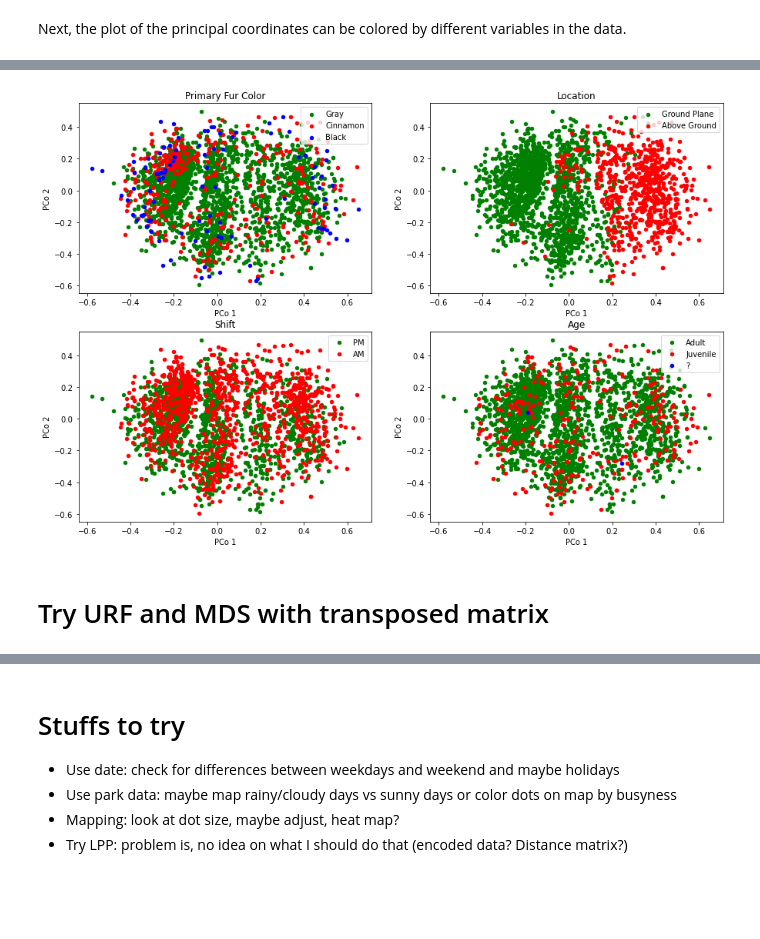
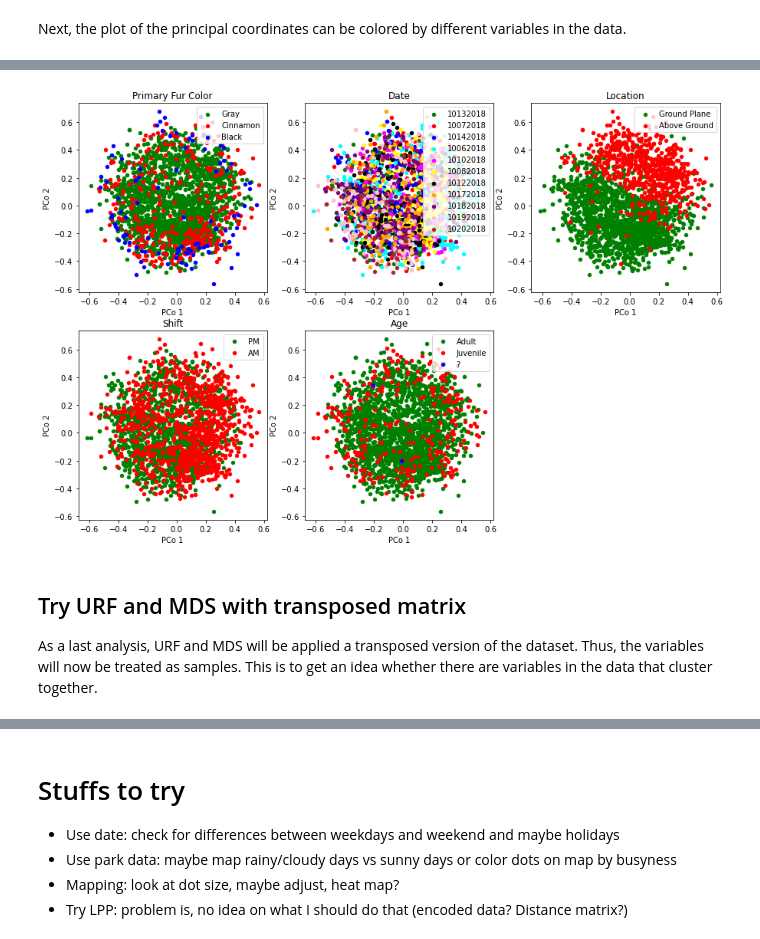
Before and after one commit to xmsterl/SP_squirrels, a Jupyter notebook: squirrels.ipynb, the cells around one changed output, grey strips where cells are left out. Cells and saved outputs as stored; diff of their text form; code cells hidden in the pictures; blank space fills up the shorter version.

```diff
--- a/squirrels.ipynb
+++ b/squirrels.ipynb
@@ -213,14 +195,0 @@ In this section, isolation forest is used on a subset of the variables to get th
-# %%
-## Preprocessing
-
-# Select columns to be used in isolation forest
-isolation_columns = ['Hectare', 'Shift', 'Date', 'Age', 'Primary Fur Color', 'Location', 'Running',
-                     'Chasing', 'Climbing', 'Eating', 'Foraging', 'Kuks', 'Quaas', 'Moans',
-                     'Tail flags', 'Tail twitches', 'Approaches', 'Indifferent', 'Runs from']
-
-# Remove squirrels that have an NA entry in one of the columns to be used in isolation forest
-squirrels = squirrels.dropna(subset=isolation_columns)
-squirrels.reset_index(drop=True, inplace=True)
-
-# Select subset of data with only columns to be used in isolation forest
-squirrels_isolation = squirrels[isolation_columns]
@@ -229,7 +196,7 @@ Next, this subset of data will be label encoded so it can be used for further an
 # %%
 # Label encode the data
 le = LabelEncoder()
-squirrels_encoded = squirrels_isolation.apply(lambda col: le.fit_transform(col))
+squirrels_encoded = squirrels_analysis.apply(lambda col: le.fit_transform(col))
 
 # Create isolation forest with 1000 trees and fit squirrel data over 5 runs
 score_list = []
@@ -256,22 +223,27 @@ original_paper_score = np.mean(score_list, axis = 0)
 In this section, Unsupervised Random Forest (URF) is used on the label encoded data that was also used in Isolation Forest, to get a distance matrix for the samples. On this distance matrix, Multidimensional Scaling (MDS) will be performed to reduce dimensionality and visualize the samples.
 # %%
 # Function to calculate mean distance matrix over 5 runs of URF
-def urf_5(data):
+def urf_5(data, n_estimators):
     dist_list = []
 
     for i in range(5):
-        urf_model = urf(n_trees=500, max_depth=3)
+
+        # Create URF model
+        urf_model = urf(n_trees=n_estimators, max_depth=3)
+
+        # Get distance matrix from URF and save to list
         distance_mat = urf_model.get_distance(data.to_numpy())
         dist_list.append(distance_mat)
 
+    # Calculate average distance matrix over the 5 runs
     dist_mat_mean = np.mean(dist_list, axis = 0)
 
     return dist_mat_mean
 # %%
 # Get distance matrix averaged over 5 runs
-squirrels_mean_dist_mat = urf_5(squirrels_encoded)
+squirrels_mean_dist_mat = urf_5(squirrels_encoded, n_estimators=1000)
 
-# Calculate PC scores from distance matrix using sklearn
+# Calculate PCo scores from distance matrix
 embedding = MDS(n_components=2, dissimilarity='precomputed')
 PC_scores_MDS = embedding.fit_transform(squirrels_mean_dist_mat)
 
@@ -327,36 +299,37 @@ for n, var in enumerate(bool_vars):
 # %%
 # Color PCo plots for non-boolean variables
 
-plot_colors = ['green', 'red', 'blue']
-nonbool_vars = ['Primary Fur Color', 'Location', 'Shift', 'Age']
+plot_colors = ['green', 'red', 'blue', 'cyan', 'magenta', 'yellow', 'black', 'orange', 'purple', 'pink', 'brown']
+nonbool_vars = ['Primary Fur Color', 'Date', 'Location', 'Shift', 'Age']
 
 plt.figure(figsize=(15, 10))
 plt.subplots_adjust(hspace=0.2)
 
 # Loop over non-boolean variables
 for n, nonbool_var in enumerate(nonbool_vars):
     cats = squirrels[nonbool_var].value_counts()
 
     # Loop over values per variable
     for (item, n_squirrels), plot_col in zip(cats.items(), plot_colors):
 
         # add a new subplot iteratively
-        ax = plt.subplot(2, 2, n + 1)
+        ax = plt.subplot(2, 3, n + 1)
 
         # Get indices for squirrels of current value and plot these samples
         col_ind = squirrels.index[squirrels[nonbool_var] == item]
         ax.scatter(PC_scores_MDS.iloc[col_ind, 0], PC_scores_MDS.iloc[col_ind, 1], c=plot_col, s=20,label=item)
 
         # chart formatting
         ax.set_title(nonbool_var)
         plt.legend(loc="upper right")
         ax.set_xlabel('PCo 1')
         ax.set_ylabel('PCo 2')
 
 # plt.savefig('PCo_nonbool.png')
 # %% [output]
-[figure, old version]
+[figure, new version]
 # %% [markdown]
-# Try URF and MDS with transposed matrix
+## Try URF and MDS with transposed matrix
+As a last analysis, URF and MDS will be applied a transposed version of the dataset. Thus, the variables will now be treated as samples. This is to get an idea whether there are variables in the data that cluster together.
 # %%
 # Get mean distance matrix
```
Also changed, not shown: parts of 25 cells of this notebook.
